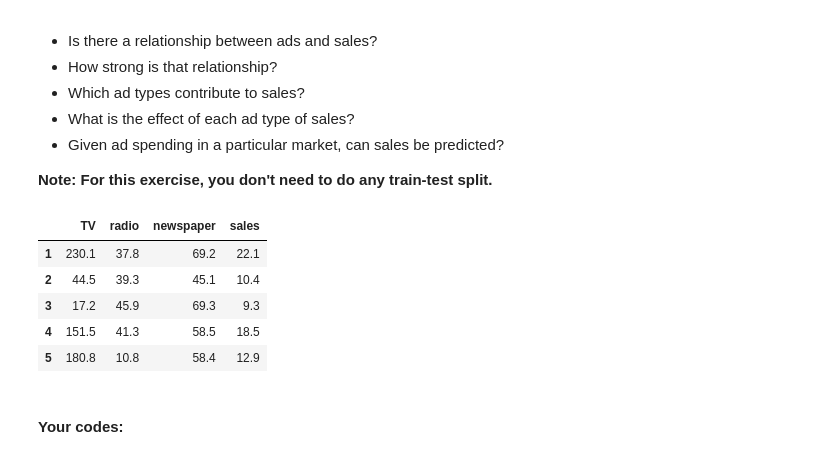
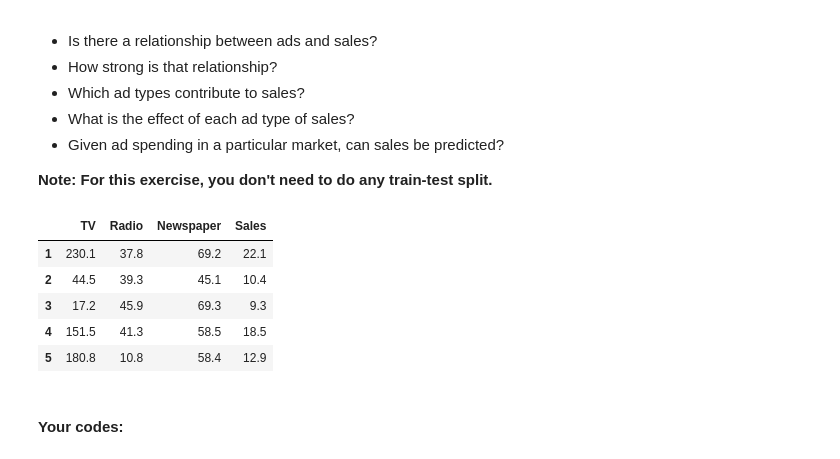
Before and after one commit to Junlim2804/BACS3013, a Jupyter notebook: 4.0_intro_sklearn.ipynb, the cells around one changed output. Cells and saved outputs as stored; diff of their text form; code cells hidden in the pictures.

```diff
--- a/4.0_intro_sklearn.ipynb
+++ b/4.0_intro_sklearn.ipynb
@@ -209,10 +194,15 @@ Explore the data and find out the answers for the following questions:
 # %%
 # read data into a DataFrame
 import pandas as pd
-data = pd.read_csv('http://www-bcf.usc.edu/~gareth/ISL/Advertising.csv', index_col=0)
+import numpy as np
+import seaborn as sns
+import pandas as pd
+import matplotlib.pyplot as plt
+from sklearn.linear_model import LinearRegression
+data = pd.read_csv("C:/Users/magic/Desktop/BACS3013/Advertising.csv", index_col=0)
 data.head()
 # %% [output]
-|  | TV | radio | newspaper | sales |
+|  | TV | Radio | Newspaper | Sales |
 | 1 | 230.1 | 37.8 | 69.2 | 22.1 |
 | 2 | 44.5 | 39.3 | 45.1 | 10.4 |
 | 3 | 17.2 | 45.9 | 69.3 | 9.3 |
```
Also changed, not shown: parts of 17 cells of this notebook, 2 other files.
